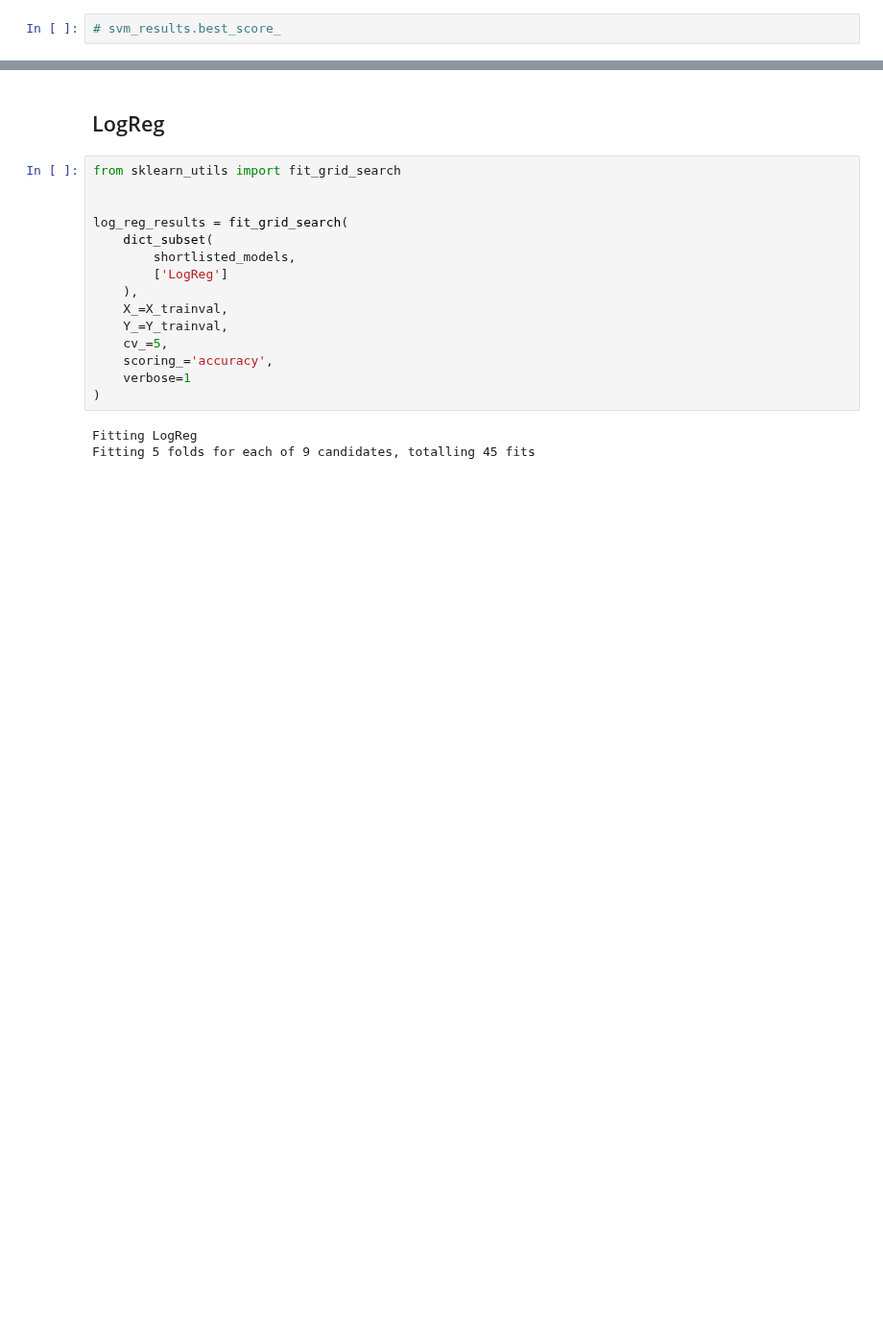
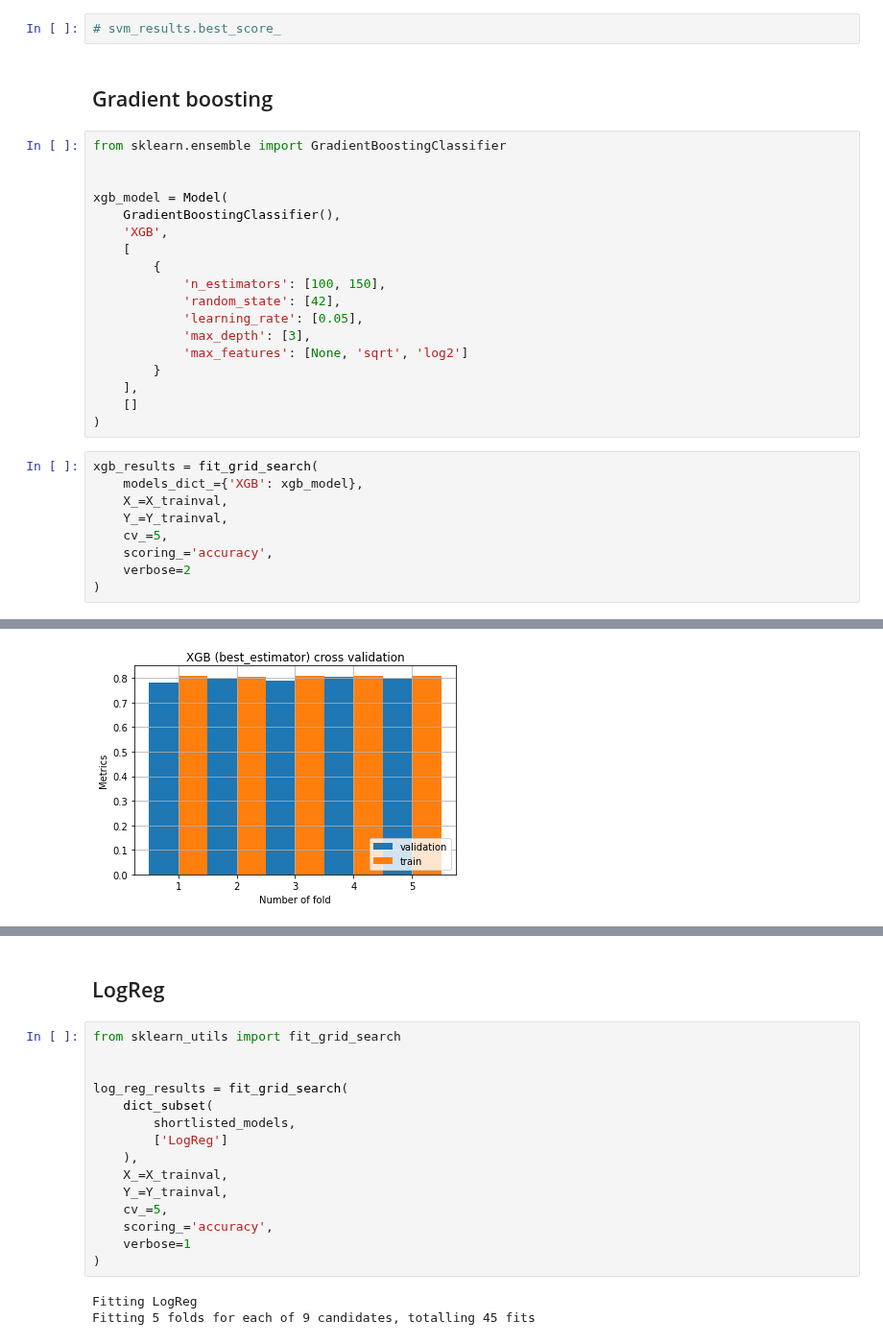
Before and after one commit to PashaIanko/Kaggle.Spaceship-Titanic, a Jupyter notebook: 3_model_preparation.ipynb, the cells around one changed output, grey strips where cells are left out. Shown at 96% size. Cells and saved outputs as stored; diff of their text form; blank space fills up the shorter version.

```diff
--- a/3_model_preparation.ipynb
+++ b/3_model_preparation.ipynb
@@ -327,2 +325,32 @@ Fitting 5 folds for each of 12 candidates, totalling 60 fits
 # %%
 # svm_results.best_score_
+# %% [markdown]
+## Gradient boosting
+# %%
+from sklearn.ensemble import GradientBoostingClassifier
+
+
+xgb_model = Model(
+    GradientBoostingClassifier(),
+    'XGB',
+    [
+        {
+            'n_estimators': [100, 150],
+            'random_state': [42],
+            'learning_rate': [0.05],
+            'max_depth': [3],
+            'max_features': [None, 'sqrt', 'log2']
+        }
+    ],
+    []
+)
+# %%
+xgb_results = fit_grid_search(
+    models_dict_={'XGB': xgb_model},
+    X_=X_trainval,
+    Y_=Y_trainval,
+    cv_=5,
+    scoring_='accuracy',
+    verbose=2
+)
+# %% [output]
@@ -328,0 +374 @@ Fitting 5 folds for each of 12 candidates, totalling 60 fits
+[figure, added]
```
Also changed, not shown: parts of 17 cells of this notebook.
